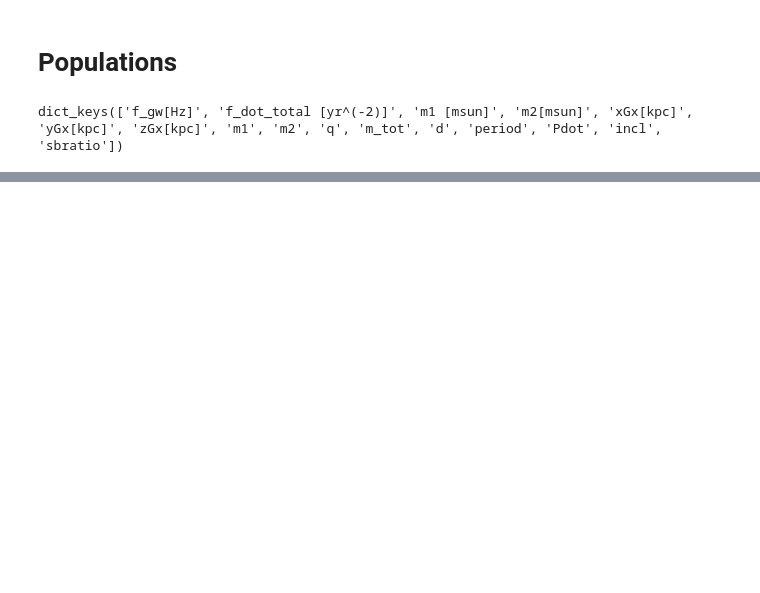
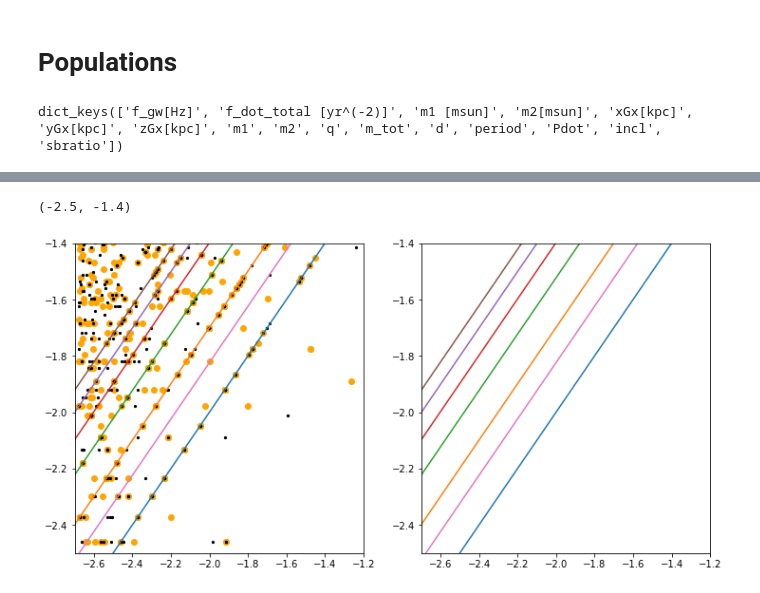
Before and after one commit to mikekatz04/gce, a Jupyter notebook: paper/paper_plots.ipynb, the cells around one changed output, grey strips where cells are left out. Saved outputs shown, nothing was run; the diff lists cells and outputs as text; code cells hidden in the pictures; blank space fills up the shorter version.

```diff
--- a/paper/paper_plots.ipynb
+++ b/paper/paper_plots.ipynb
@@ -172,0 +331,45 @@ fig.savefig('figures/population_parameters.pdf')
+# %%
+fig, (ax1, ax2) = plt.subplots(1, 2)
+fig.set_size_inches(12, 6)
+
+true_period = np.asarray([temp['period'] for temp, lc in zip(output_data['truth'], check[0]) if np.mean(lc[:, 1]) < 17.5])
+pred_period = []
+test_periods = 1/output_data['test_freqs']
+for temp, lc in zip(output_data['res'], check[0]):
+    if np.mean(lc[:, 1]) < 17.5:
+        ind_freq = temp['inds_best'][1][0]
+        pred_period.append(test_periods[ind_freq])
+
+pred_period = np.asarray(pred_period)
+ax1.scatter(np.log10(pred_period), np.log10(true_period), color='orange')
+
+x = np.linspace(true_period.min()/2.0, true_period.max(), 100)
+for i in range(1, 7):
+    ax1.plot(np.log10(x), np.log10(x*i))
+
+ax1.plot(np.log10(x), np.log10(x*1.5))
+ax1.set_xlim(-2.7, -1.2)
+ax1.set_ylim(-2.5, -1.4)
+
+
+true_period = np.asarray([temp['period'] for temp, lc in zip(output_data['truth'], check[0]) if np.mean(lc[:, 1]) > 17.5])
+pred_period = []
+test_periods = 1/output_data['test_freqs']
+for temp, lc in zip(output_data['res'], check[0]):
+    if np.mean(lc[:, 1]) > 17.5:
+        ind_freq = temp['inds_best'][1][0]
+        pred_period.append(test_periods[ind_freq])
+
+pred_period = np.asarray(pred_period)
+ax1.scatter(np.log10(pred_period), np.log10(true_period), s=5, color='k')
+
+x = np.linspace(true_period.min()/2.0, true_period.max(), 100)
+for i in range(1, 7):
+    ax2.plot(np.log10(x), np.log10(x*i))
+
+ax2.plot(np.log10(x), np.log10(x*1.5))
+ax2.set_xlim(-2.7, -1.2)
+ax2.set_ylim(-2.5, -1.4)
+# %% [output]
+(-2.5, -1.4)
+[figure, added]
```
Also changed, not shown: parts of 14 cells of this notebook, 6 other files.
